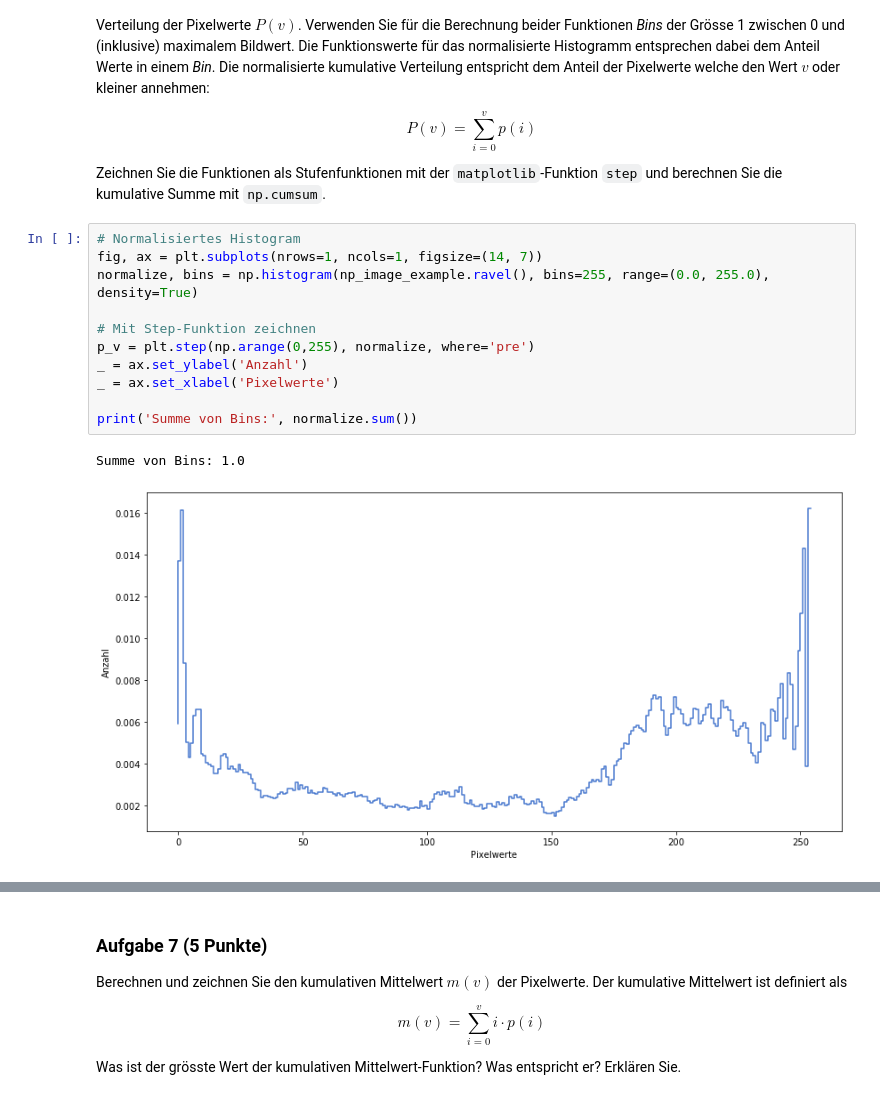
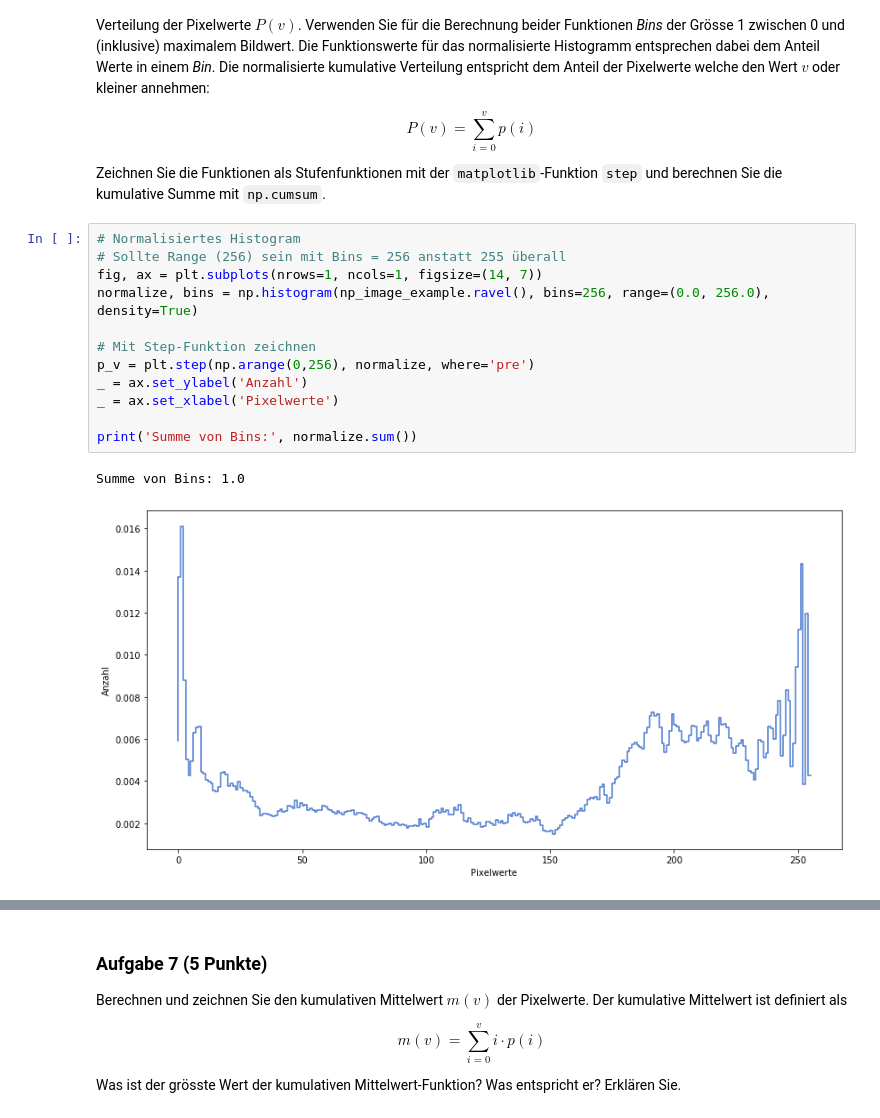
Before and after one commit to JuliaLauraMueller/dsp_hs2019, a Jupyter notebook: assignments/assignment07/exercise07.ipynb, the cells around one changed output, grey strips where cells are left out. Saved outputs shown, nothing was run; the diff lists cells and outputs as text.

```diff
--- a/assignments/assignment07/exercise07.ipynb
+++ b/assignments/assignment07/exercise07.ipynb
@@ -222,18 +222,19 @@ P(v) = \sum_{i=0}^v p(i)
 Zeichnen Sie die Funktionen als Stufenfunktionen mit der `matplotlib`-Funktion `step` und berechnen Sie die kumulative Summe mit `np.cumsum`.
 # %%
 # Normalisiertes Histogram
+# Sollte Range (256) sein mit Bins = 256 anstatt 255 überall
 fig, ax = plt.subplots(nrows=1, ncols=1, figsize=(14, 7))
-normalize, bins = np.histogram(np_image_example.ravel(), bins=255, range=(0.0, 255.0), density=True)
+normalize, bins = np.histogram(np_image_example.ravel(), bins=256, range=(0.0, 256.0), density=True)
 
 # Mit Step-Funktion zeichnen
-p_v = plt.step(np.arange(0,255), normalize, where='pre')
+p_v = plt.step(np.arange(0,256), normalize, where='pre')
 _ = ax.set_ylabel('Anzahl')
 _ = ax.set_xlabel('Pixelwerte')
 
 print('Summe von Bins:', normalize.sum())
 # %% [output]
 Summe von Bins: 1.0
-[figure, old version]
+[figure, new version]
 # %%
 # Histogram mit kumulative Summe
 fig, ax = plt.subplots(nrows=1, ncols=1, figsize=(14, 7))
```
Also changed, not shown: parts of 5 cells of this notebook, 1 other file.
